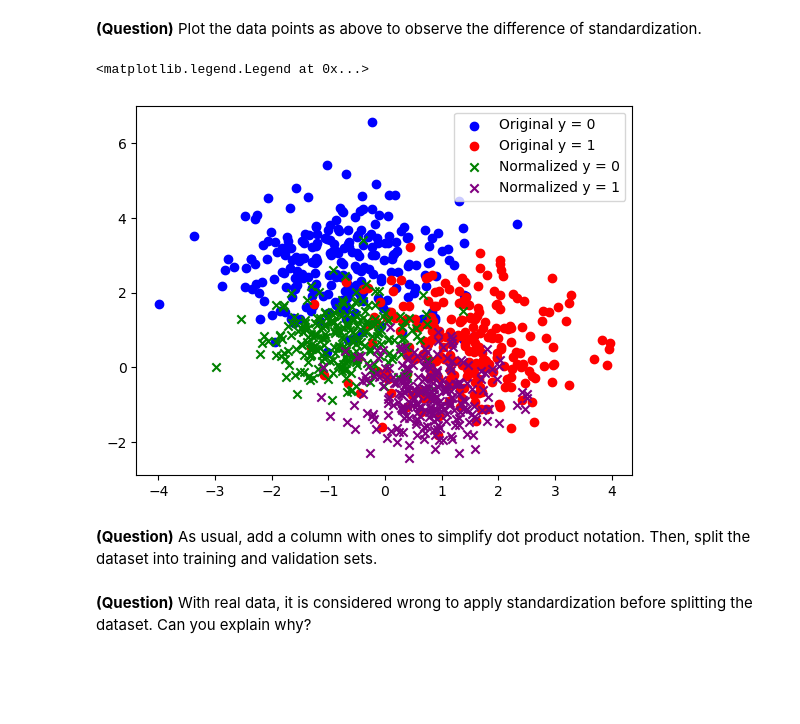
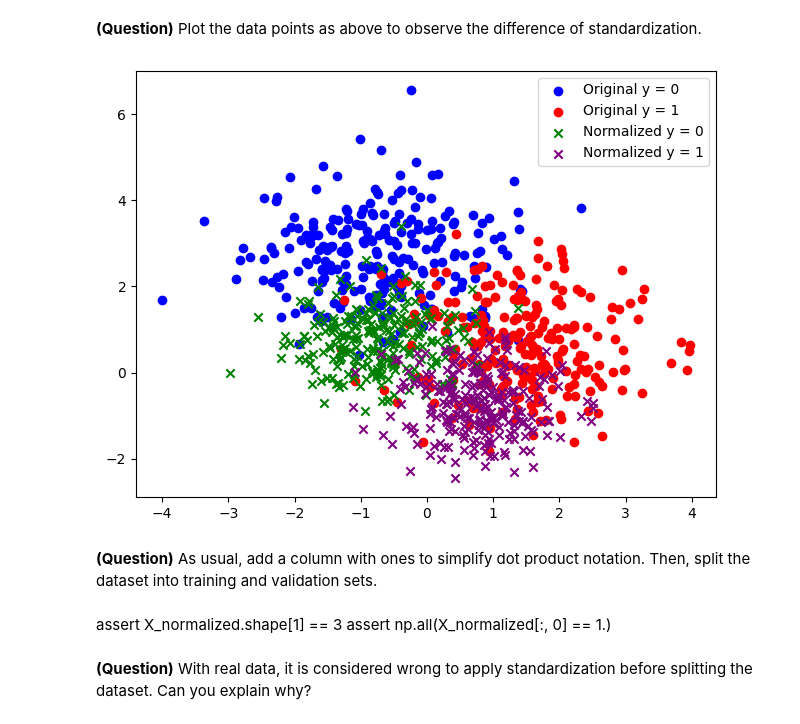
Before and after one commit to daJster/Machine_learning_2023, a Jupyter notebook: ml-tp2.ipynb, the cells around one changed output. Saved outputs shown, nothing was run; the diff lists cells and outputs as text; code cells hidden in the pictures; blank space fills up the shorter version.

```diff
--- a/ml-tp2.ipynb
+++ b/ml-tp2.ipynb
@@ -51,16 +55,17 @@ assert np.allclose(X_normalized.var(axis=0), 1.)
 # %%
 # Plot the original data
 plt.scatter(X[:, 0][y == 0], X[:, 1][y == 0], label='Original y = 0', color='blue')
 plt.scatter(X[:, 0][y == 1], X[:, 1][y == 1], label='Original y = 1', color='red')
 
 # Plot the normalized data
 plt.scatter(X_normalized[:, 0][y == 0], X_normalized[:, 1][y == 0], label='Normalized y = 0', color='green', marker='x')
 plt.scatter(X_normalized[:, 0][y == 1], X_normalized[:, 1][y == 1], label='Normalized y = 1', color='purple', marker='x')
-
 plt.legend()
+plt.tight_layout()
+plt.show()
+plt.close()
 # %% [output]
-<matplotlib.legend.Legend at 0x...>
-[figure, old version]
+[figure, new version]
 # %% [markdown]
 **(Question)** As usual, add a column with ones to simplify dot product notation. Then, split the dataset into training and validation sets.
 # %%
@@ -78,3 +82,6 @@ assert np.all(X_normalized[:, 0] == 1.)
+# %% [markdown]
+assert X_normalized.shape[1] == 3
+assert np.all(X_normalized[:, 0] == 1.)
 # %% [markdown]
 **(Question)** With real data, it is considered wrong to apply standardization before splitting the dataset. Can you explain why?
 # %% [markdown]
```
Also changed, not shown: parts of 18 cells of this notebook.
